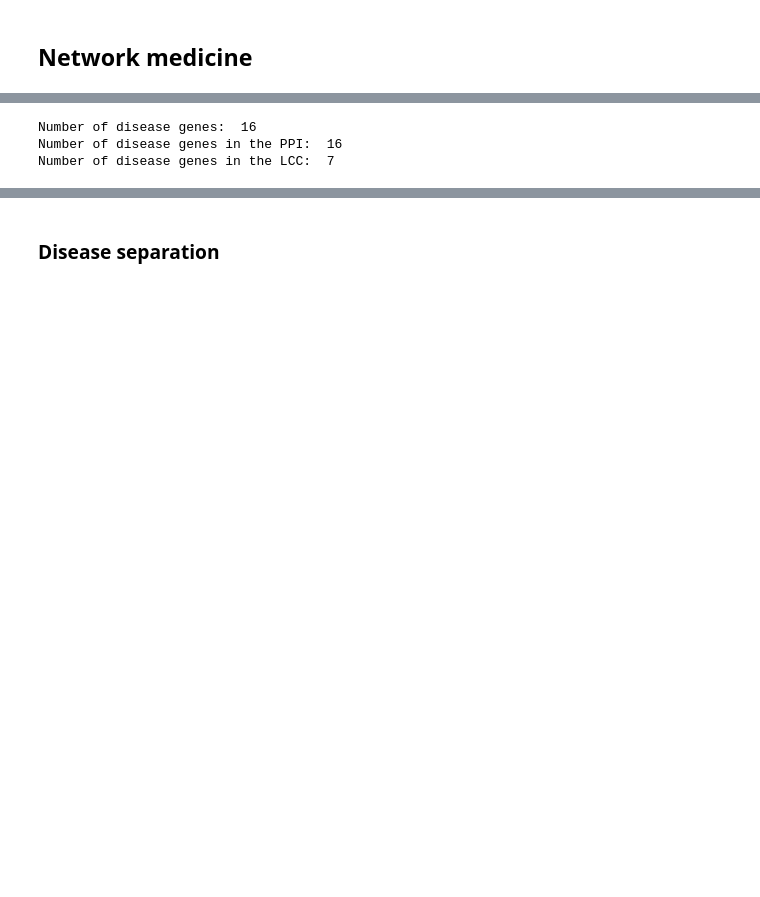
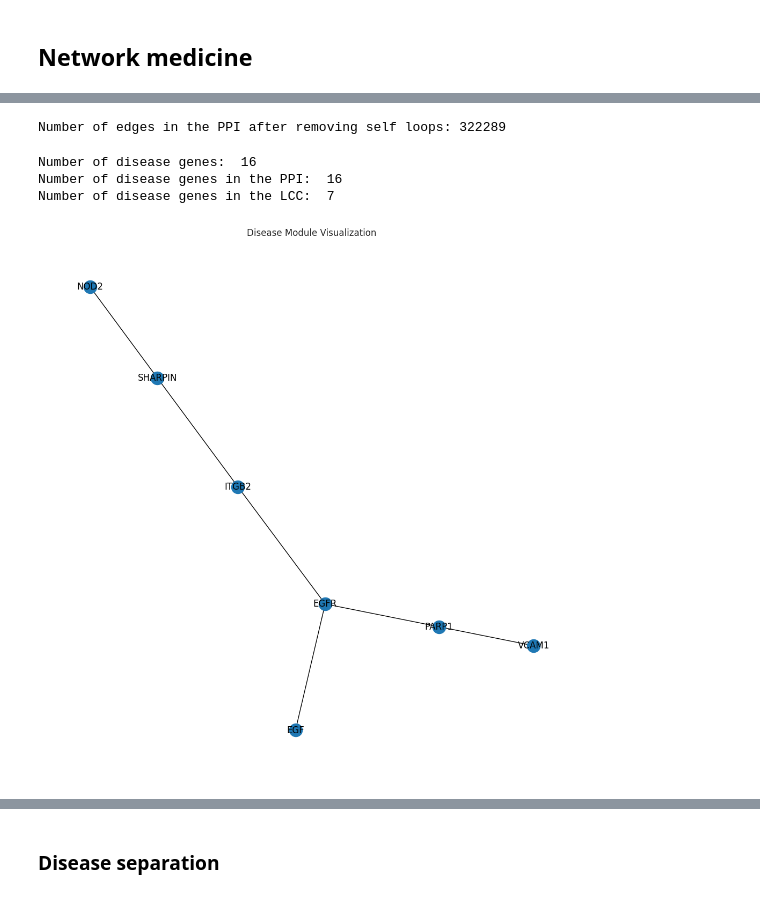
Before and after one commit to MathildeMrz/Complex-Data-in-Health, a Jupyter notebook: main.ipynb, the cells around one changed output, grey strips where cells are left out. Saved outputs shown, nothing was run; the diff lists cells and outputs as text; code cells hidden in the pictures; blank space fills up the shorter version.

```diff
--- a/main.ipynb
+++ b/main.ipynb
@@ -87,3 +138,12 @@ gppi.remove_edges_from(sl)
+# %%
+gppi = nx.from_pandas_edgelist(ppi, 'Symbol_A', 'Symbol_B')
+
+# Removing self loops
+sl = nx.selfloop_edges(gppi)
+gppi.remove_edges_from(sl)
+print(f"Number of edges in the PPI after removing self loops: {len(gppi.edges)}")
+# %% [output]
+Number of edges in the PPI after removing self loops: 322289
 # %%
 def get_disease_module_info(dis_name, gda, ppi):
 
@@ -100,6 +168,8 @@ def get_disease_module_info(dis_name, gda, ppi):
 # %%
 dermatitis = get_disease_module_info('dermatitis', disease_gene_data, gppi)
+dermatitis_module = dermatitis[3]
 # %% [output]
 Number of disease genes:  16
 Number of disease genes in the PPI:  16
 Number of disease genes in the LCC:  7
+[figure, added]
```
Also changed, not shown: parts of 37 cells of this notebook.
